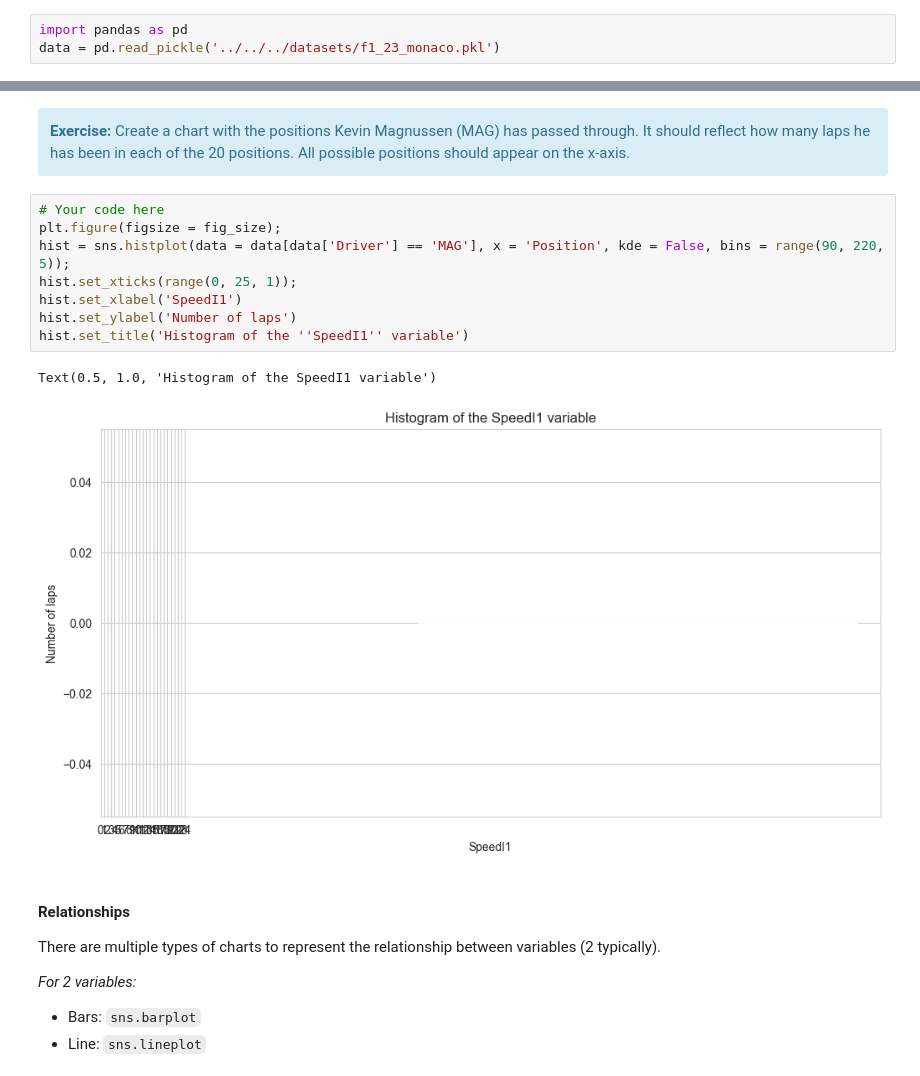
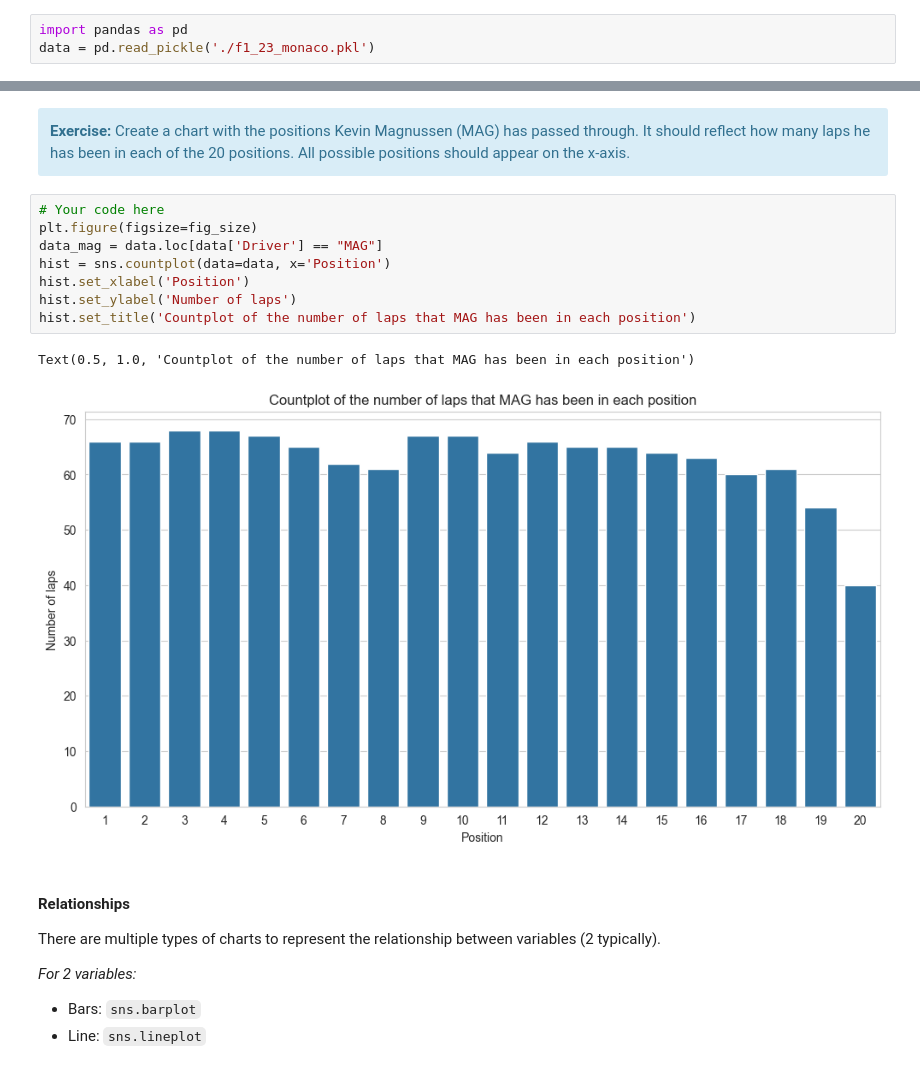
Before and after one commit to NigelXheri/Sistemas-Inteligentes, a Jupyter notebook: prácticas/Lab2/Lab2.3-Visualization.ipynb, the cells around one changed output, grey strips where cells are left out. Cells and saved outputs as stored; diff of their text form.

```diff
--- a/prácticas/ENG/Lab2/Lab2.3-Visualization.ipynb
+++ b/prácticas/Lab2/Lab2.3-Visualization.ipynb
@@ -112,7 +56,7 @@ Successfully installed bokeh-3.8.2 narwhals-2.17.0 xyzservices-2025.11.0
 The first thing we need to do is load the data from the previous practice.
 # %%
 import pandas as pd
-data = pd.read_pickle('../../../datasets/f1_23_monaco.pkl')
+data = pd.read_pickle('./f1_23_monaco.pkl')
 # %% [markdown]
 <div class="alert alert-block alert-info">
     <b>Exercise:</b> Verify that the data types are correct.
@@ -259,15 +232,15 @@ Text(0.5, 1.0, 'Histogram of the Tyre Compound variable')
 </div>
 # %%
 # Your code here
-plt.figure(figsize = fig_size);
-hist = sns.histplot(data = data[data['Driver'] == 'MAG'], x = 'Position', kde = False, bins = range(90, 220, 5));
-hist.set_xticks(range(0, 25, 1));
-hist.set_xlabel('SpeedI1')
+plt.figure(figsize=fig_size)
+data_mag = data.loc[data['Driver'] == "MAG"]
+hist = sns.countplot(data=data, x='Position')
+hist.set_xlabel('Position')
 hist.set_ylabel('Number of laps')
-hist.set_title('Histogram of the ''SpeedI1'' variable')
+hist.set_title('Countplot of the number of laps that MAG has been in each position')
 # %% [output]
-Text(0.5, 1.0, 'Histogram of the SpeedI1 variable')
+Text(0.5, 1.0, 'Countplot of the number of laps that MAG has been in each position')
-[figure, old version]
+[figure, new version]
 # %% [markdown]
 #### **Relationships**
 
```
Also changed, not shown: parts of 24 cells of this notebook, 9 other files.
